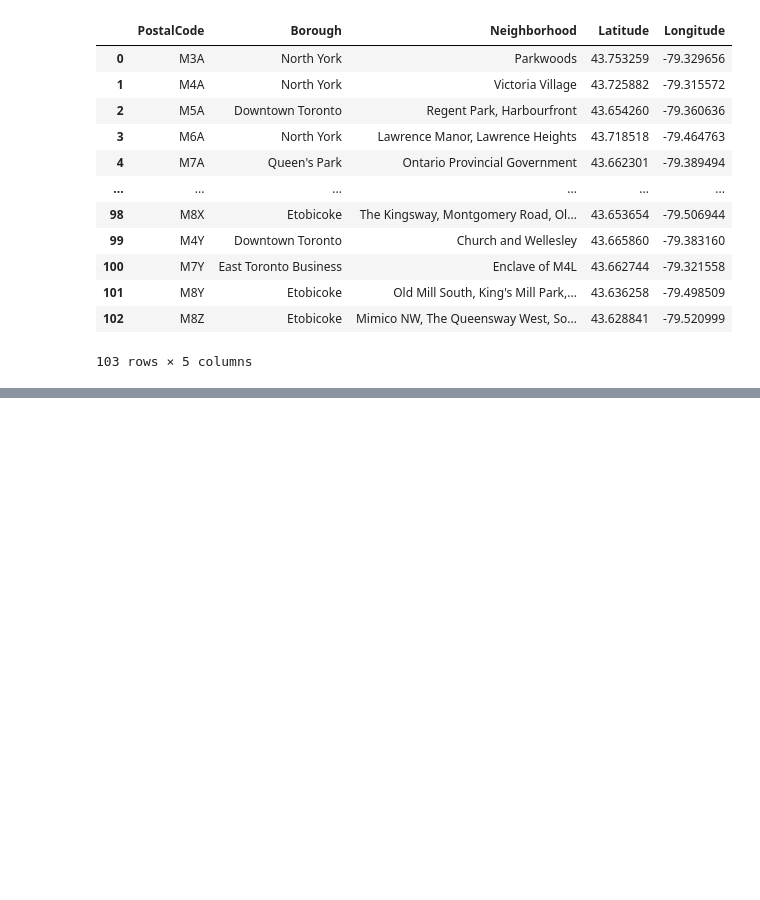
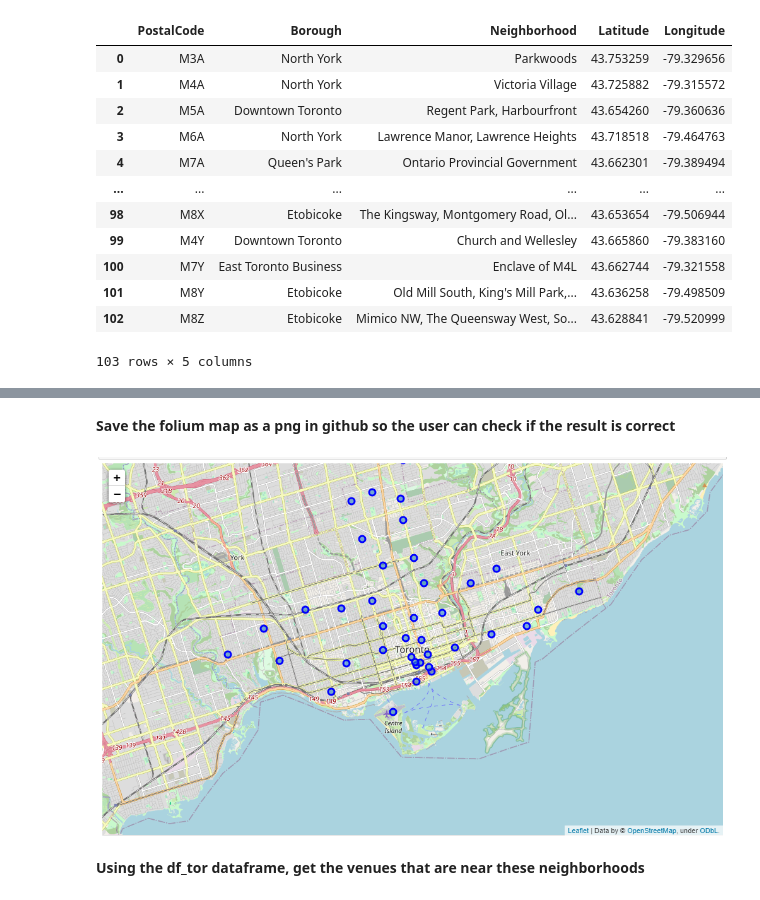
Before and after one commit to atmosinf/Coursera_Capstone, a Jupyter notebook: coursera_week3_project.ipynb, the cells around one changed output, grey strips where cells are left out. Cells and saved outputs as stored; diff of their text form; code cells hidden in the pictures; blank space fills up the shorter version.

```diff
--- a/coursera_week3_project.ipynb
+++ b/coursera_week3_project.ipynb
@@ -134,0 +274,9 @@ df
+# %% [markdown]
+**Save the folium map as a png in github so the user can check if the result is correct**
+# %%
+im = Image.open('toronto_map_with_neighborhoods.PNG')
+im
+# %% [output]
+[figure, added]
+# %% [markdown]
+**Using the df_tor dataframe, get the venues that are near these neighborhoods**
```
Also changed, not shown: parts of 43 cells of this notebook, 4 other files.
